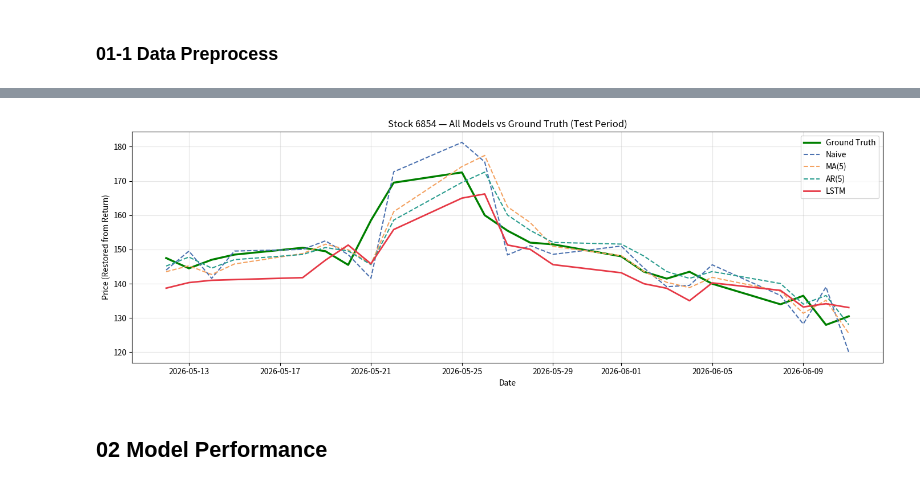
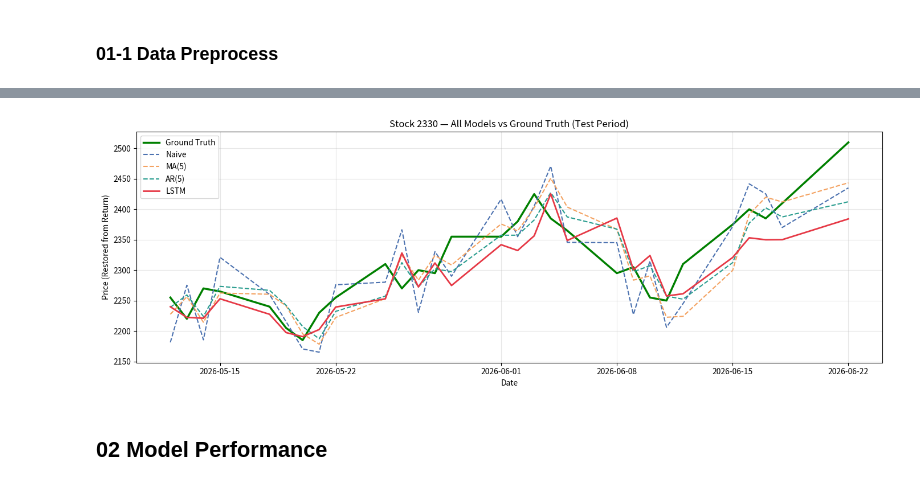
Before and after one commit to Chu-c-git/Automated_Trading_System, a Jupyter notebook: backend/trade/evaluation.ipynb, the cells around one changed output, grey strips where cells are left out. Saved outputs shown, nothing was run; the diff lists cells and outputs as text; code cells hidden in the pictures.

```diff
--- a/backend/trade/evaluation.ipynb
+++ b/backend/trade/evaluation.ipynb
@@ -291,36 +292,36 @@ def plot_all_predictions(stock_code: str, close_wide, df_test,
             color='green', lw=2.5, label='Ground Truth')
 
     # Baseline
     for name, ret_pred in baseline_preds.items():
         price_pred = ret_to_price(close, ret_pred.dropna())
         ax.plot(price_pred.index, price_pred.values,
                 color=colors[name], lw=1.5, linestyle='--', label=name)
 
     # LSTM
     if stock_code in lstm_preds:
         ret_pred = lstm_preds[stock_code].dropna()
         price_pred = ret_to_price(close, ret_pred)
         ax.plot(price_pred.index, price_pred.values,
                 color=colors['LSTM'], lw=2, linestyle='-', label='LSTM')
 
     ax.set_title(f'Stock {stock_code} — All Models vs Ground Truth (Test Period)')
     ax.set_xlabel('Date')
     ax.set_ylabel('Price (Restored from Return)')
     ax.legend()
     ax.grid(alpha=0.3)
     plt.tight_layout()
     plt.show()
 
 plot_all_predictions(
-    stock_code="6854",
+    stock_code="2330",
     close_wide=close_wide,
     df_test=df_test,
-    baseline_preds=get_baseline_preds(ret_wide["6854"], test_start="2026-05-12"),
+    baseline_preds=get_baseline_preds(ret_wide["2330"], test_start="2026-05-12"),
     lstm_preds=get_lstm_preds("半導體業", close_wide, X_train, X_test, y_scaler, df_test),
     test_start="2026-05-12"
 )
 # %% [output]
-[figure, old version]
+[figure, new version]
 # %% [markdown]
 ## 02 Model Performance
 # %%
```
Also changed, not shown: parts of 10 cells of this notebook, 7 other files.
